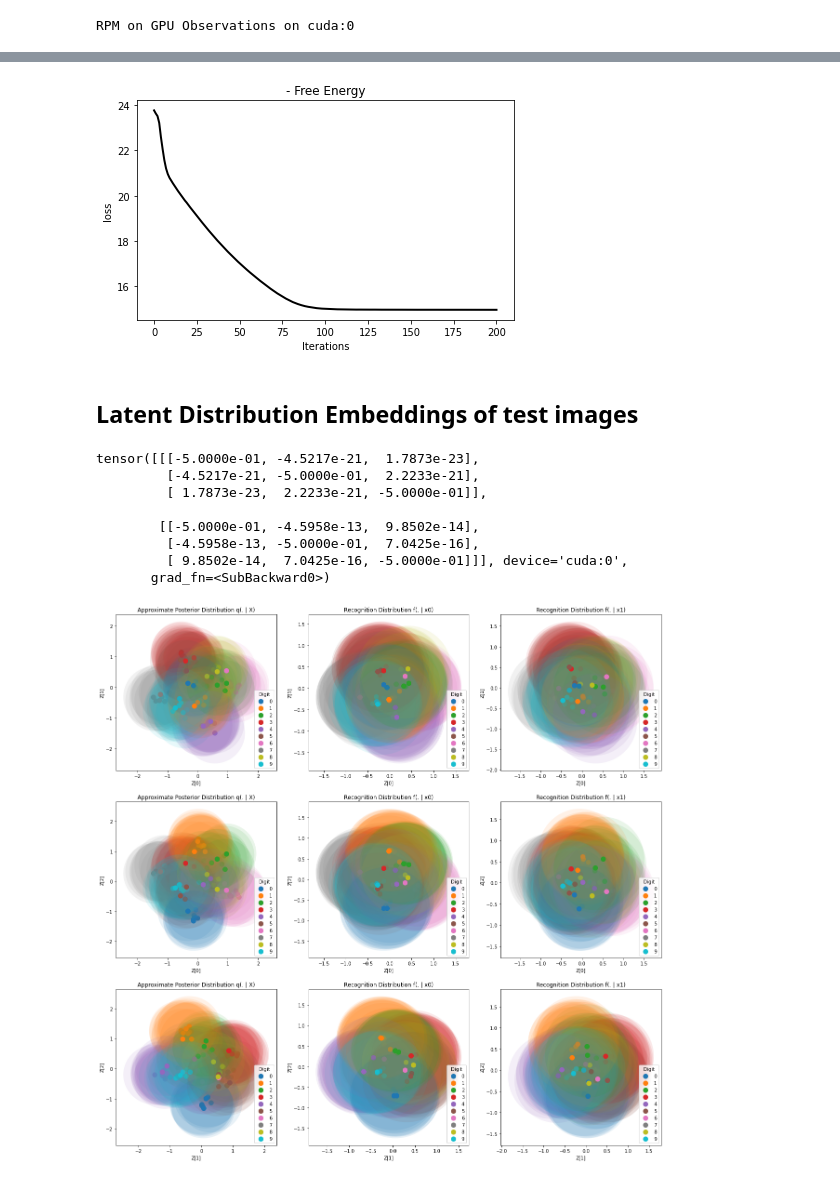
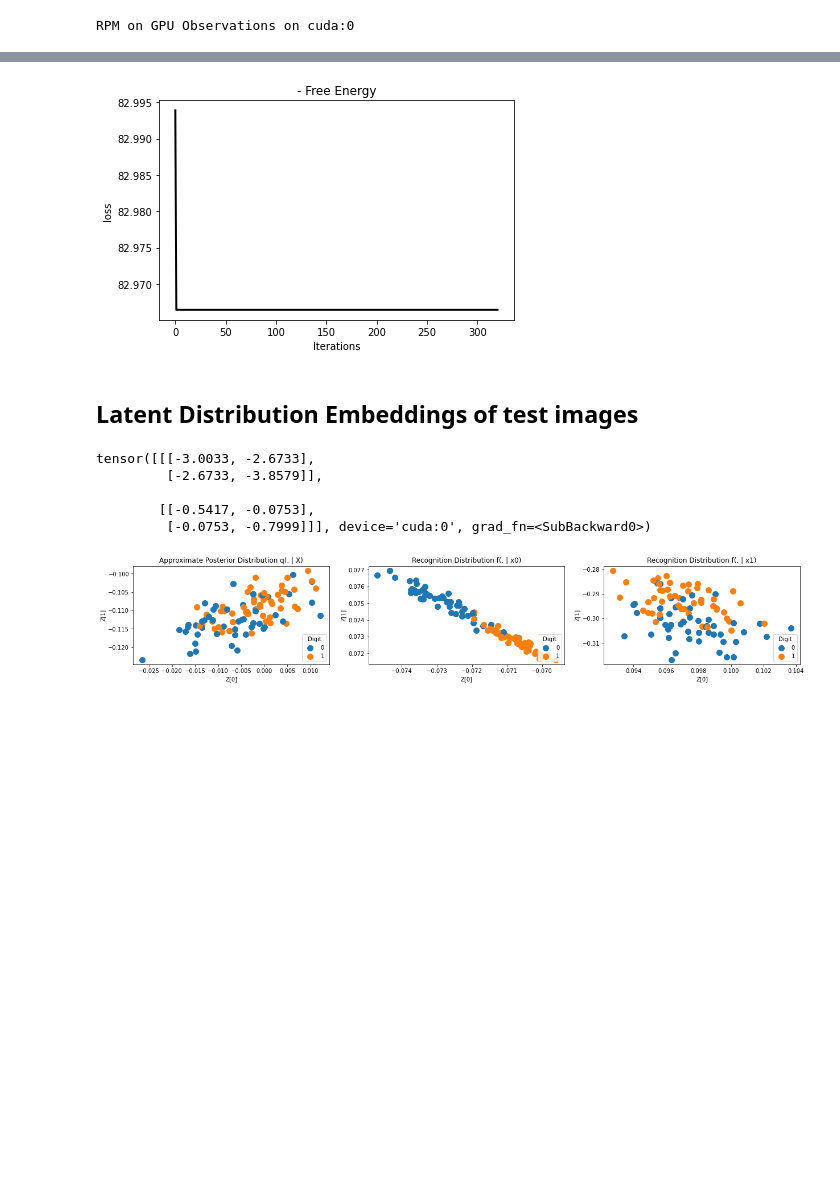
Before and after one commit to hugosou/cRPM, a Jupyter notebook: demo_peer_supervision_fast.ipynb, the cells around one changed output, grey strips where cells are left out. Saved outputs shown, nothing was run; the diff lists cells and outputs as text; code cells hidden in the pictures; blank space fills up the shorter version.

```diff
--- a/demo_peer_supervision_fast.ipynb
+++ b/demo_peer_supervision_fast.ipynb
@@ -41,7 +41,7 @@ test_data = datasets.MNIST(
 )
 
 # Random seeds
-torch.manual_seed(2)
+torch.manual_seed(10)
 
 # Number of Conditionally independent Factors
 num_factors = 2
@@ -51,7 +51,7 @@ train_length = 60000
 
 # Keep Only some digits (for efficiency)
 sub_ids = torch.tensor([0, 1, 2, 3, 4, 5, 6, 7, 8, 9])
-#sub_ids = torch.tensor([0, 1, 2, 3, 4])
+sub_ids = torch.tensor([0, 1])
 num_digits = len(sub_ids)
 
 # Rearrange MNIST by grouping num_factors Conditionally independent Observations together
@@ -107,8 +107,8 @@ obs = [(obsi / obsi.max()).to(device) for obsi in observations]
 # Testing Move to GPU
 obs_test = [(obsi / obsi.max()).to(device) for obsi in observations_test]
 # %%
-obs[1] += 2 * torch.rand(obs[1].shape, device=device)
-obs_test[1] += 2 * torch.rand(obs_test[1].shape, device=device)
+obs[1] += 3 * torch.rand(obs[1].shape, device=device)
+obs_test[1] += 3 * torch.rand(obs_test[1].shape, device=device)
 # %%
 nn = 90
 oplot = obs
@@ -131,13 +157,14 @@ factors_params = {
     'kernel_pool': [[2, 2], [2, 2]],
     'dim_hidden': [[50], [50]],
     'nonlinearity': [F.relu, F.relu],
-    'optimizer': lambda params: torch.optim.Adam(params=params, lr=1e-3),
+    'optimizer': lambda params: torch.optim.Adam(params=params, lr=1e-4),
+    #'scheduler': lambda optim: torch.optim.lr_scheduler.LambdaLR(optim, lr_sigmoid),
 }
 
 fit_params = {
-    'num_epoch': 200,
+    'num_epoch': 712,
     'batch_size': 2000,
-    'dim_latent': 3,
+    'dim_latent': 2,
     'factors_params': factors_params,
     'pct': 0.01
 }
@@ -189,0 +214,14 @@ tensor([[ 5.9720e-12,  7.3688e-10,  8.4774e-14, -2.7141e-12, -1.6082e-11,
+# %%
+print(rpm.precision_chol_vec_factors)
+print(rpm.precision_chol_vec_auxiliary)
+
+
+with torch.no_grad():
+    rpm._forward_all(obs)
+    tmp = rpm._get_loss()
+
+    rpm.epoch = 709
+    batches = self.batches[epoch]
+
+    # Current epoch losses
+    loss_batch = []
@@ -190,27 +237,26 @@ tensor([[ 5.9720e-12,  7.3688e-10,  8.4774e-14, -2.7141e-12, -1.6082e-11,
 # %%
 plot_loss(rpm, offset=0)
+
+#plt.plot(rpm.loss_tot[:10])
 # %% [output]
-[figure, old version]
+[figure, new version]
 # %% [markdown]
 ## Latent Distribution Embeddings of test images
 # %%
 rpm.forwarded_factors[1]
 # %% [output]
-tensor([[[-5.0000e-01, -4.5217e-21,  1.7873e-23],
-         [-4.5217e-21, -5.0000e-01,  2.2233e-21],
-         [ 1.7873e-23,  2.2233e-21, -5.0000e-01]],
+tensor([[[-3.0033, -2.6733],
+         [-2.6733, -3.8579]],
 
-        [[-5.0000e-01, -4.5958e-13,  9.8502e-14],
-         [-4.5958e-13, -5.0000e-01,  7.0425e-16],
-         [ 9.8502e-14,  7.0425e-16, -5.0000e-01]]], device='cuda:0',
-       grad_fn=<SubBackward0>)
+        [[-0.5417, -0.0753],
+         [-0.0753, -0.7999]]], device='cuda:0', grad_fn=<SubBackward0>)
 # %%
 # Forward test data
 import utils_process
 
 dim_latent = rpm.dim_latent
 heigh = int(dim_latent * (dim_latent - 1) / 2)
-width = rpm.num_factors+1
+width = rpm.num_factors + 1
 plt.figure(figsize=(width * 7, heigh * 7))
 
 for J in range(-1, rpm.num_factors):
@@ -236,35 +282,35 @@ for J in range(-1, rpm.num_factors):
     xx = mean[:subset]
     zz = vari[:subset]
     yy = test_labels[:subset, J]
     cmap = plt.get_cmap("tab10")
 
     compt = 0
     for uu in range(dim_latent -1):
         for vv in range(uu+1, dim_latent):
             offset = width * compt
             compt += 1
 
             ax = plt.subplot(dim_latent, width, J + 2 + offset)
             for ii in range(subset):
                 y0 = int(yy[ii].numpy())
                 x0 = xx[ii]
                 z0 = zz[ii]
                 plt.scatter(x0[uu], x0[vv], s=100, color=cmap(y0))
-                utils_process.confidence_ellipse(x0[[uu, vv]], z0[[uu, vv]][:, [uu, vv]], ax, n_std=1.0, facecolor=cmap(y0), alpha=0.1)
+                #utils_process.confidence_ellipse(x0[[uu, vv]], z0[[uu, vv]][:, [uu, vv]], ax, n_std=1.0, facecolor=cmap(y0), alpha=0.1)
 
             for ii in np.unique(yy):
                 y0 = yy[np.where(yy == ii)]
                 x0 = xx[np.where(yy == ii)]
                 plt.scatter(x0[0, uu], x0[0, vv], s=100, label=str(int(ii)), color=cmap(int(y0[0].numpy())))
 
 #            plt.xlim([-2, 2])
 #            plt.ylim([-2, 2])
             plt.legend(title = 'Digit', loc= 'lower right')
             plt.xlabel('Z[' + str(uu) + ']')
             plt.ylabel('Z[' + str(vv) + ']')
             plt.title(title_str)
 # %% [output]
-[figure, old version]
+[figure, new version]
 # %%
 from flexible_multivariate_normal import FlexibleMultivariateNormal
 
```
Also changed, not shown: parts of 12 cells of this notebook, 1 other file.
